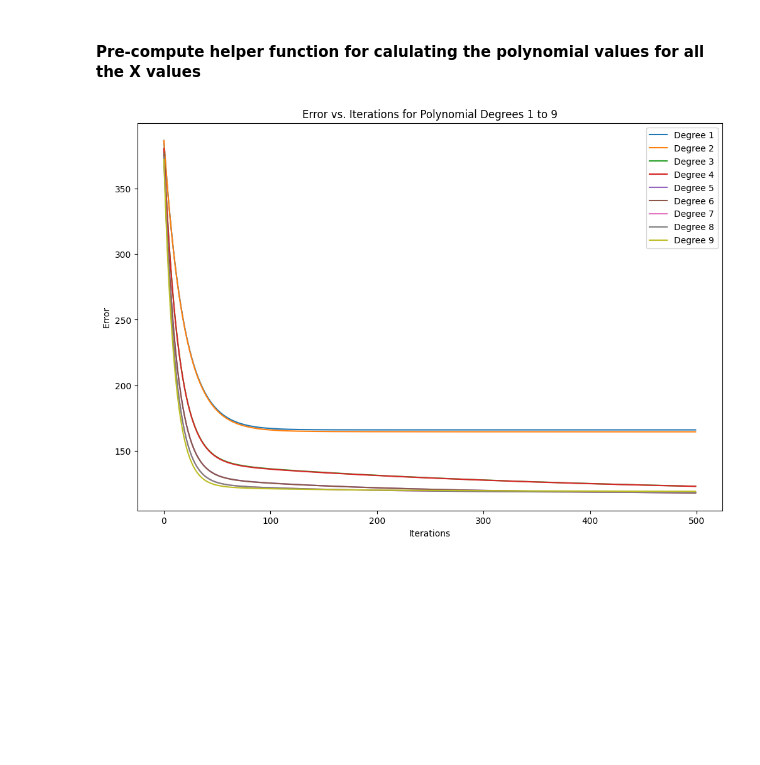
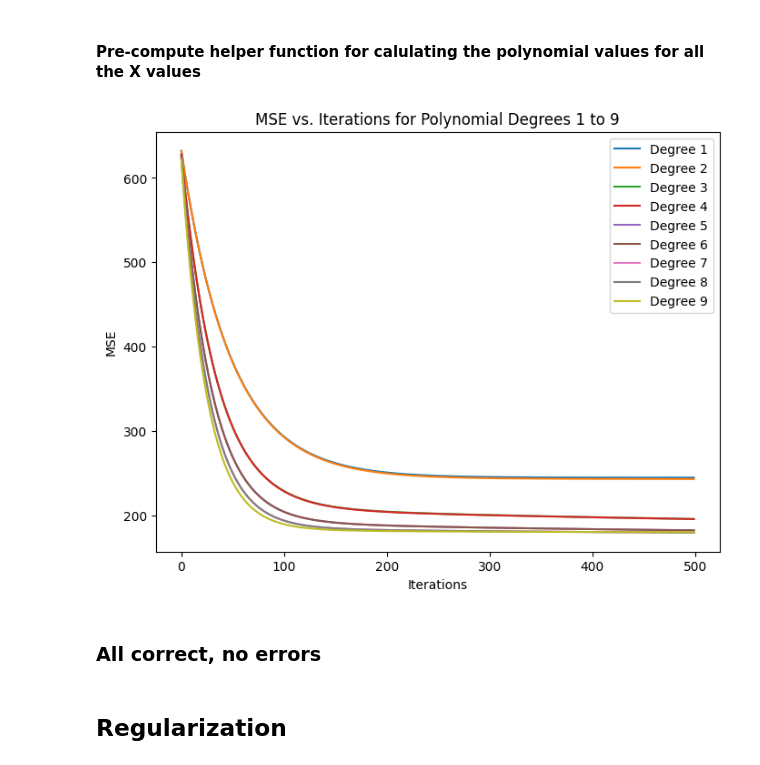
Before and after one commit to RastogiAdit/FODS-Assignment_1, a Jupyter notebook: Assignment-1.ipynb, the cells around one changed output. Drawn from its saved outputs; the diff is of its cells as text; code cells hidden in the pictures; blank space fills up the shorter version.

Commit message:
Task 3 start

```diff
--- a/Assignment-1.ipynb
+++ b/Assignment-1.ipynb
@@ -35,7 +35,7 @@ df.tail()
 | 999 | 0.369369 | -0.226423 |
 # %%
 df = df.sample(frac=1, random_state=42).reset_index(drop=True)
-train_set, test_set = df[:800], df[800:]
+train_set, test_set, val_set = df[:600], df[600:800], df[800:1000]
 # %%
 print("Training Set:")
 print(train_set)
@@ -81,9 +81,10 @@ def pre_compute(X, deg):
 # %%
 def compute_error(poly_matrix, Y, w):
     error = 0
-    for i in range(len(Y)):
+    N = len(Y)
+    for i in range(N):
         error += (np.dot(poly_matrix[i], w) - Y[i]) ** 2
-    return error / 2
+    return error / (2 * N)
 # %%
 def gradient(poly_matrix, Y, w):
 
@@ -91,48 +92,41 @@ def gradient(poly_matrix, Y, w):
     slope = np.dot(poly_matrix.T, err)
     return slope
 # %%
-def gradient_descent(poly_matrix, Y, w, start, end):
+def gradient_descent(poly_matrix, Y, w):
 
     w_old = w.copy()
-    w -= 0.0001 * gradient(poly_matrix[start:end], Y[start:end], w_old)
+    w -= 0.00005 * gradient(poly_matrix, Y, w_old)
 
     return w
 # %%
 all_errors = {}
-batches = 4
-multiple = 200
 
 for deg in range(1, 10):
     errors = []
     w = np.zeros(deg + 1)
     polynomial = pre_compute(train_set['X'], deg)
 
     for itr in range(500):
 
-        # For each batch
-        for batch in range(batches):
-
-            w = gradient_descent(
-                polynomial,
-                train_set['Y'],
-                w,
-                batch * multiple,
-                (batch + 1) * multiple - 1
-            )
+        w = gradient_descent(
+            polynomial,
+            train_set['Y'],
+            w
+        )
 
         error = compute_error(polynomial, train_set['Y'], w)
         errors.append(error)
 
     all_errors[deg] = errors
 
-plt.figure(figsize=(12, 8))
+plt.figure(figsize=(8, 6))
 for deg, errors in all_errors.items():
     plt.plot(errors, label=f"Degree {deg}")
 
 plt.xlabel("Iterations")
-plt.ylabel("Error")
-plt.title("Error vs. Iterations for Polynomial Degrees 1 to 9")
+plt.ylabel("MSE")
+plt.title("MSE vs. Iterations for Polynomial Degrees 1 to 9")
 plt.legend()
 plt.show()
 # %% [output]
-[figure, old version]
+[figure, new version]
@@ -144,0 +133,4 @@ def compute_error_l2(poly_matrix, Y, w, lmdba):
+# %% [markdown]
+### All correct, no errors
+# %% [markdown]
+## Regularization
```
Also changed, not shown: parts of 8 cells of this notebook, 1 other file.
